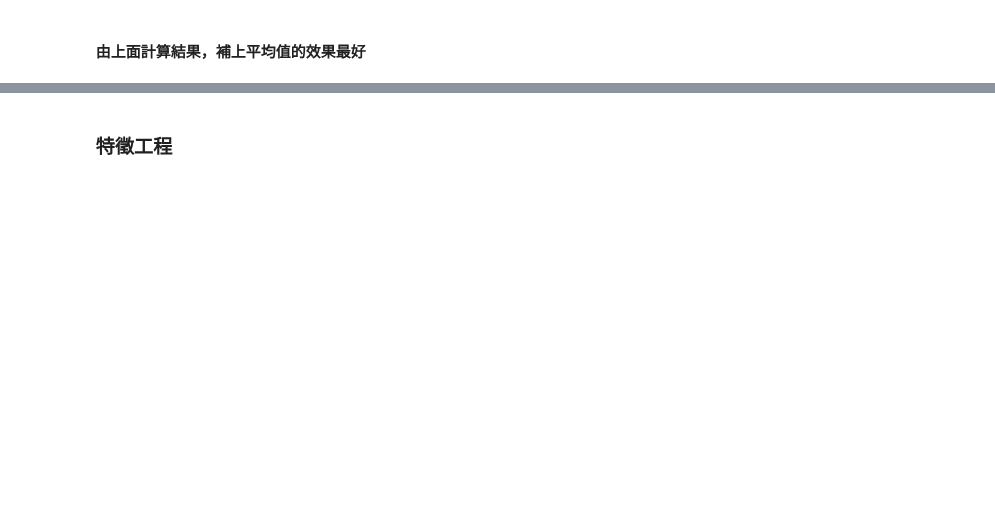
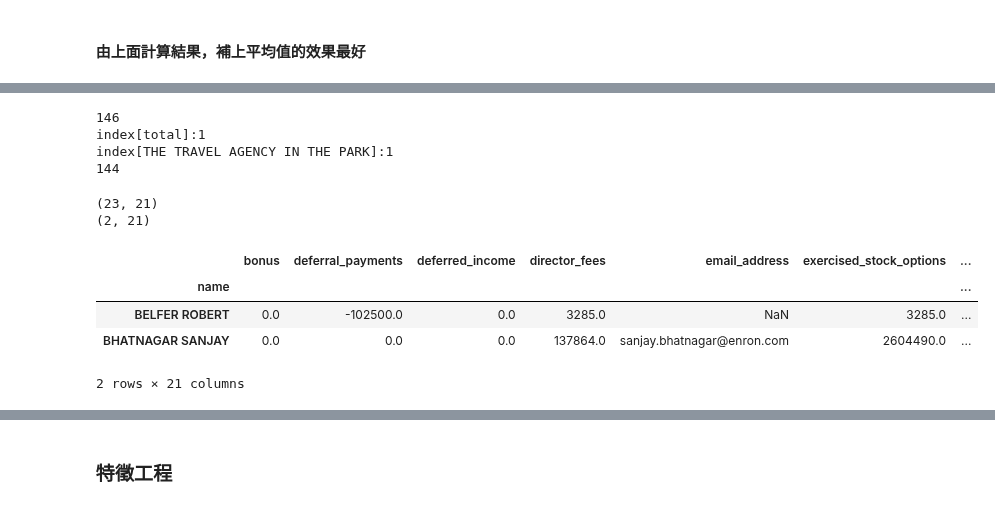
Before and after one commit to DunkLiao/4th-ML100Days, a Jupyter notebook: homework/Day_051_To_053_HW.ipynb, the cells around one changed output, grey strips where cells are left out. Drawn from its saved outputs; the diff is of its cells as text; code cells hidden in the pictures; blank space fills up the shorter version.

```diff
--- a/homework/Day_051_To_053_HW.ipynb
+++ b/homework/Day_051_To_053_HW.ipynb
@@ -349,0 +249,36 @@ pprint.pprint(cross_val_score(estimator, train_X, train_Y, cv=5).mean())
+# %%
+# TOTAL 及 THE TRAVEL AGENCY IN THE PARK 是合計欄(非個人資料)，要刪除
+#驗證資料內容前先複製一份
+dt_eval = df.copy()
+print(dt_eval.shape[0])
+print('index[total]:{0}'.format(str(len(dt_eval[dt_eval.index == 'TOTAL']))))
+print('index[THE TRAVEL AGENCY IN THE PARK]:{0}'.format(str(len(dt_eval[dt_eval.index\
+== 'THE TRAVEL AGENCY IN THE PARK']))))
+
+dt_eval = dt_eval.drop(dt_eval.loc[dt_eval.index=='TOTAL'].index)
+dt_eval = dt_eval.drop(dt_eval.loc[dt_eval.index=='THE TRAVEL AGENCY IN THE PARK'].index)
+print(dt_eval.shape[0])
+# %% [output]
+146
+index[total]:1
+index[THE TRAVEL AGENCY IN THE PARK]:1
+144
+# %%
+# 計算付款資料合理性
+payment_data = ['salary','bonus','long_term_incentive','deferred_income','deferral_payments','loan_advances','other'\
+               ,'expenses','director_fees','total_payments']
+errors = (dt_eval[dt_eval[payment_data[:-1]].sum(axis='columns') !=dt_eval['total_payments']])
+print(errors.shape)
+dt_eval[payment_data] = dt_eval[payment_data].fillna(0)
+errors = (dt_eval[dt_eval[payment_data[:-1]].sum(axis='columns') !=dt_eval['total_payments']])
+# 補零後，還是有兩筆資料有問題
+print(errors.shape)
+errors
+# %% [output]
+(23, 21)
+(2, 21)
+|  | bonus | deferral_payments | deferred_income | director_fees | email_address | exercised_stock_options | ... |
+| name |  |  |  |  |  |  | ... |
+| BELFER ROBERT | 0.0 | -102500.0 | 0.0 | 3285.0 | NaN | 3285.0 | ... |
+| BHATNAGAR SANJAY | 0.0 | 0.0 | 0.0 | 137864.0 | sanjay.bhatnagar@enron.com | 2604490.0 | ... |
+2 rows × 21 columns
```
Also changed, not shown: parts of 50 cells of this notebook.
